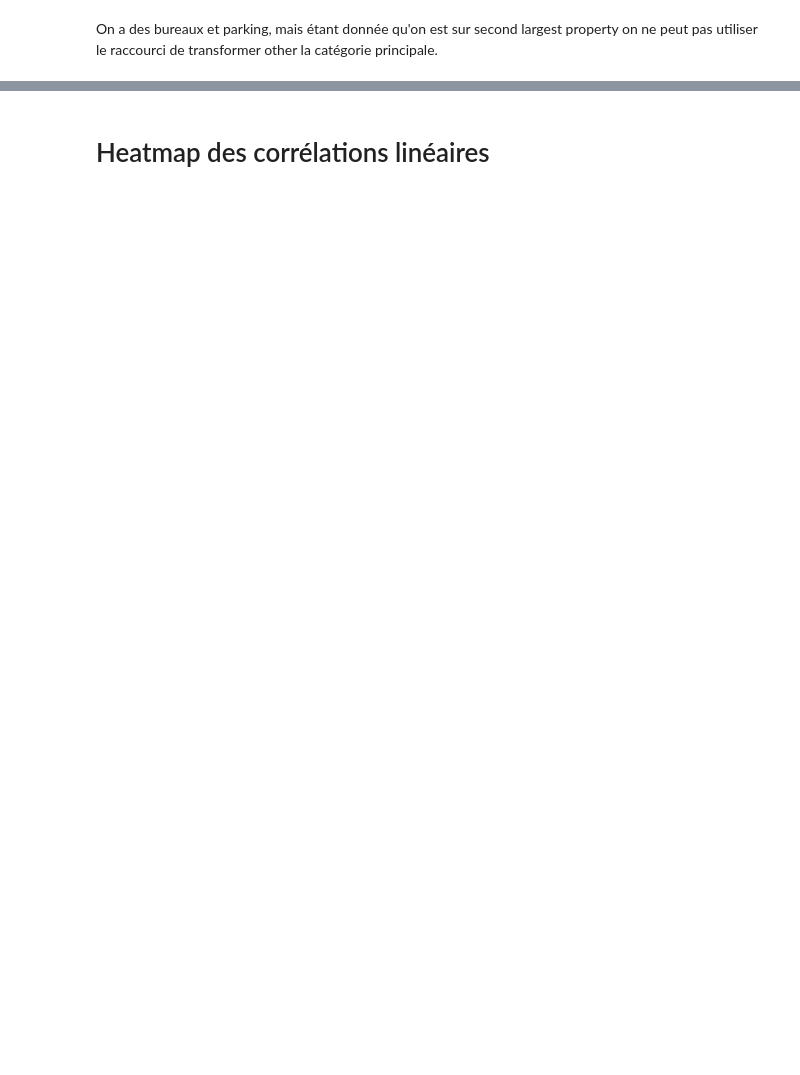
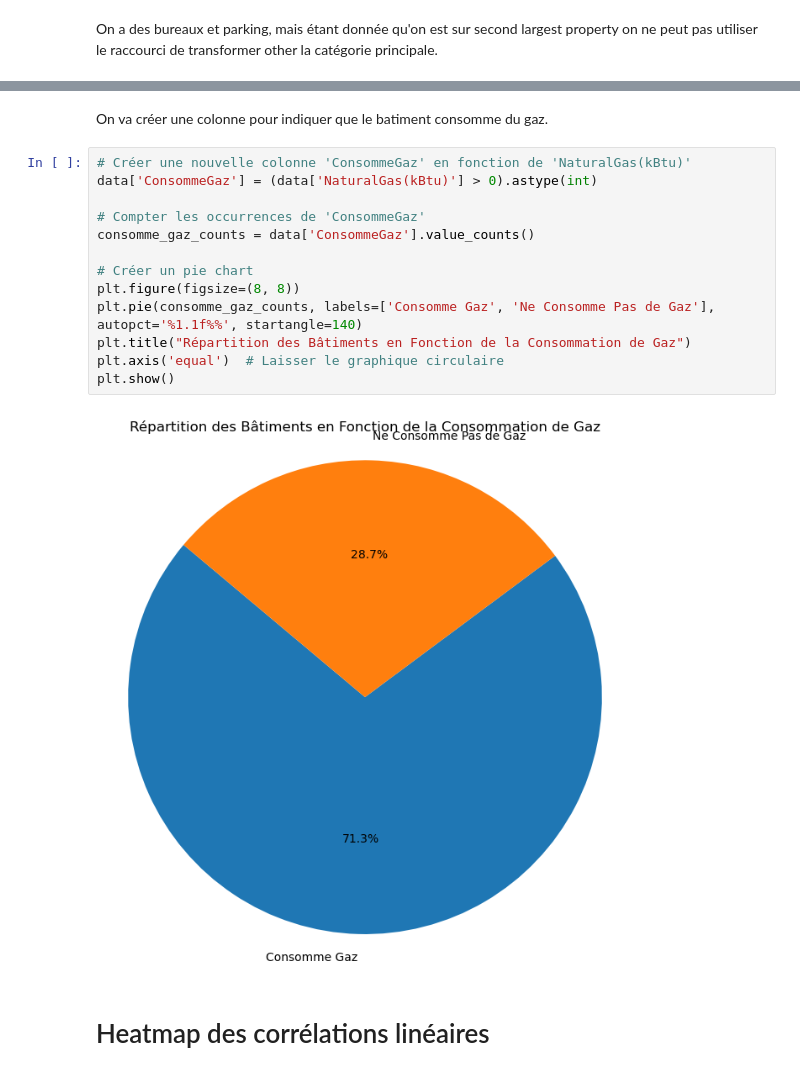
Before and after one commit to Tarek-D/P4_Anticipez-les-besoins-en-consommation-de-ba-timents, a Jupyter notebook: explore.ipynb, the cells around one changed output, grey strips where cells are left out. Drawn from its saved outputs; the diff is of its cells as text; blank space fills up the shorter version.

```diff
--- a/explore.ipynb
+++ b/explore.ipynb
@@ -387,3 +424,20 @@ On a des bureaux et parking, mais étant donnée qu'on est sur second largest pr
+# %% [markdown]
+On va créer une colonne pour indiquer que le batiment consomme du gaz.
+# %%
+# Créer une nouvelle colonne 'ConsommeGaz' en fonction de 'NaturalGas(kBtu)'
+data['ConsommeGaz'] = (data['NaturalGas(kBtu)'] > 0).astype(int)
+
+# Compter les occurrences de 'ConsommeGaz'
+consomme_gaz_counts = data['ConsommeGaz'].value_counts()
+
+# Créer un pie chart
+plt.figure(figsize=(8, 8))
+plt.pie(consomme_gaz_counts, labels=['Consomme Gaz', 'Ne Consomme Pas de Gaz'], autopct='%1.1f%%', startangle=140)
+plt.title("Répartition des Bâtiments en Fonction de la Consommation de Gaz")
+plt.axis('equal')  # Laisser le graphique circulaire
+plt.show()
+# %% [output]
+[figure, added]
 # %% [markdown]
 # Heatmap des corrélations linéaires
 # %%
```
Also changed, not shown: parts of 42 cells of this notebook.
